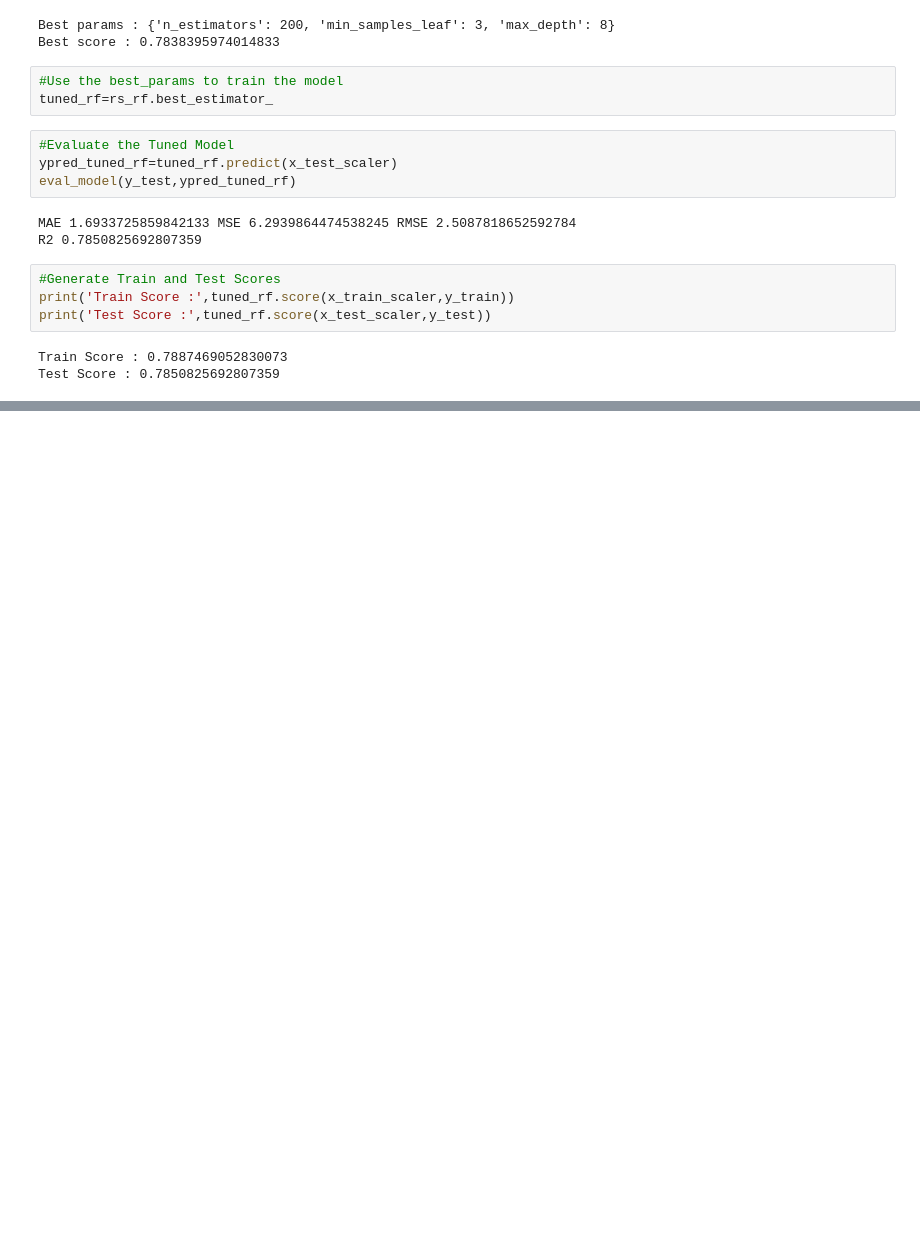
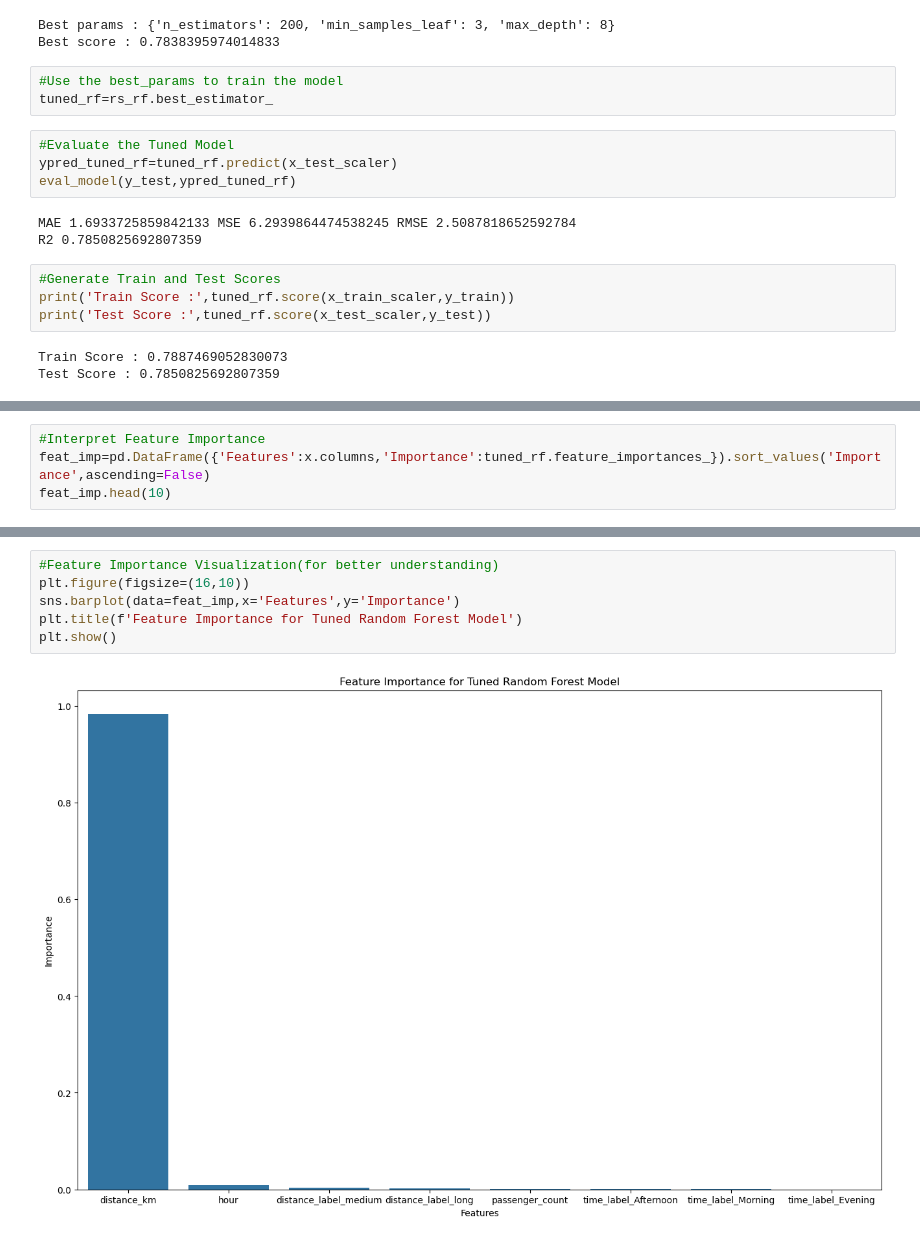
Before and after one commit to yeshwantkalidindi2009-lab/uber-fare-price-prediction, a Jupyter notebook: uber-fare-prediction_Yeshwant.ipynb, the cells around one changed output, grey strips where cells are left out. Cells and saved outputs as stored; diff of their text form; blank space fills up the shorter version.

Commit message:
Complete Uber fare prediction project: EDA, feature engineering, model comparison, hyperparameter tuning, and business insights

```diff
--- a/uber-fare-prediction_Yeshwant.ipynb
+++ b/uber-fare-prediction_Yeshwant.ipynb
@@ -481,0 +505,4 @@ Test Score : 0.7850825692807359
+# %%
+#Interpret Feature Importance
+feat_imp=pd.DataFrame({'Features':x.columns,'Importance':tuned_rf.feature_importances_}).sort_values('Importance',ascending=False)
+feat_imp.head(10)
@@ -481,0 +519,8 @@ Test Score : 0.7850825692807359
+# %%
+#Feature Importance Visualization(for better understanding)
+plt.figure(figsize=(16,10))
+sns.barplot(data=feat_imp,x='Features',y='Importance')
+plt.title(f'Feature Importance for Tuned Random Forest Model')
+plt.show()
+# %% [output]
+[figure, added]
```
Also changed, not shown: parts of 11 cells of this notebook.
